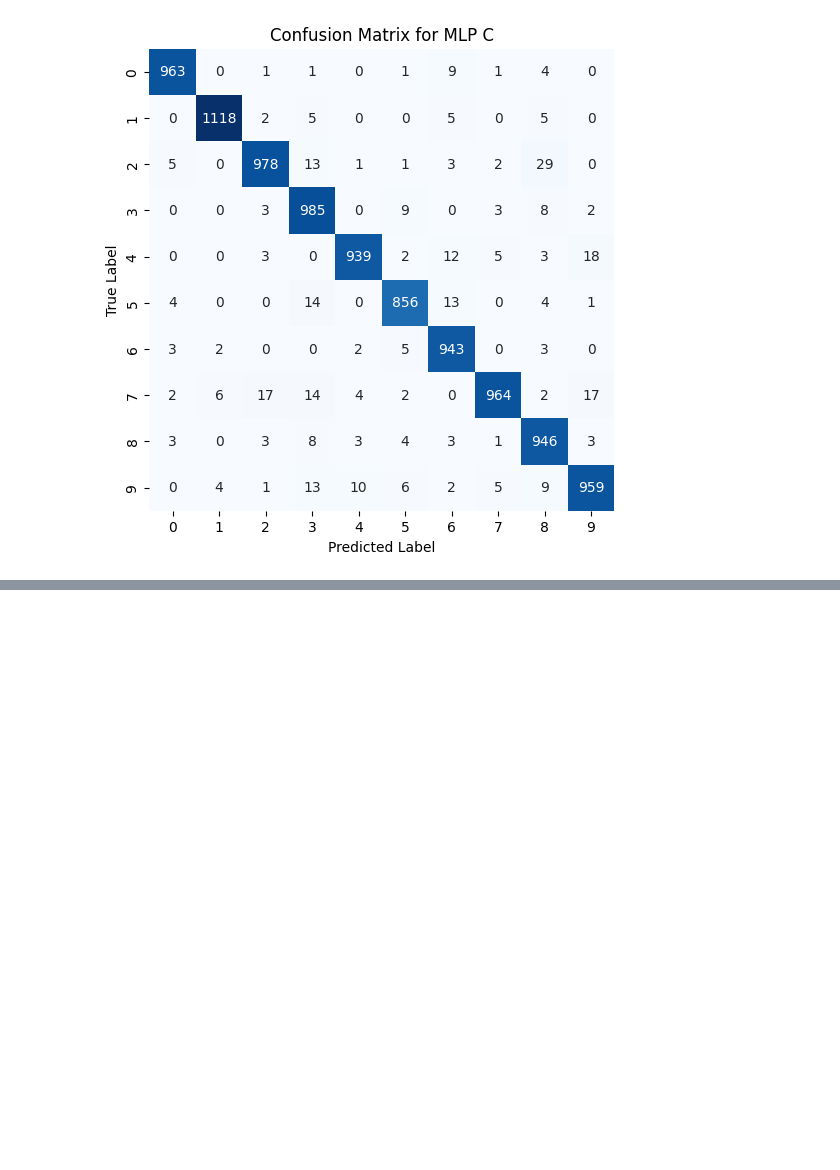
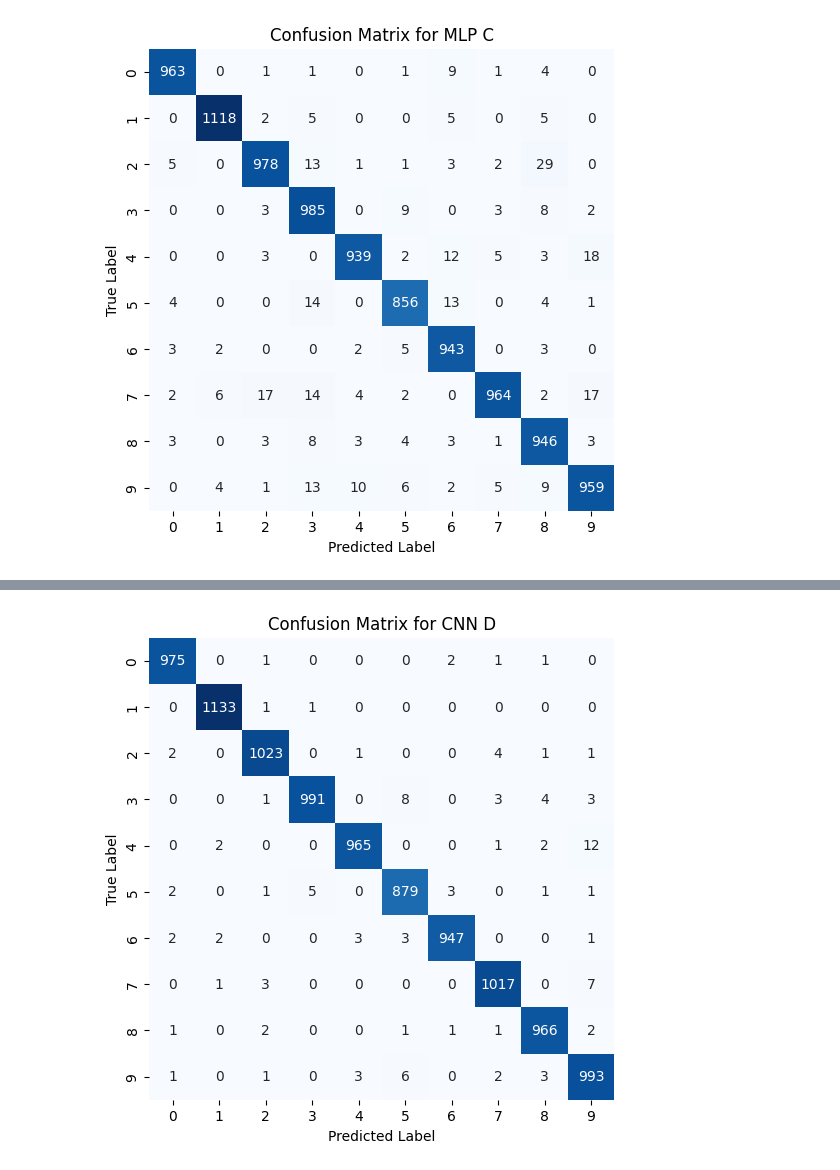
Before and after one commit to MahdiAnvarii/MachineLearning-Homeworks, a Jupyter notebook: HW02/Q4/Q4.ipynb, the cells around one changed output, grey strips where cells are left out. Saved outputs shown, nothing was run; the diff lists cells and outputs as text; code cells hidden in the pictures; blank space fills up the shorter version.

```diff
--- a/HW02/Q4/Q4.ipynb
+++ b/HW02/Q4/Q4.ipynb
@@ -186,0 +192,11 @@ plt.show()
+# %%
+modelD = Sequential(name='modelD')
+modelD.add(Conv2D(filters=32, kernel_size=(3,3), activation='relu', input_shape=(28,28,1), name='CNN1'))
+modelD.add(MaxPooling2D(pool_size=(2,2), name='Pooling1'))
+modelD.add(Conv2D(filters=64, kernel_size=(3,3), activation='relu', name='CNN2'))
+modelD.add(MaxPooling2D(pool_size=(2,2), name='Pooling2'))
+modelD.add(Flatten())
+modelD.add(Dense(units=128, activation='relu' ,name='hidden_layer'))
+modelD.add(Dense(units=10, activation='softmax', name='output_layer'))
+modelD.compile(optimizer=tf.optimizers.Adam(), loss='sparse_categorical_crossentropy', metrics=['accuracy'])
+modelD.summary()
@@ -186,0 +221,8 @@ plt.show()
+# %%
+ReshapedNormalizedXtrain = NormalizedXtrain.reshape(NormalizedXtrain.shape[0],28,28,1)
+ReshapedNormalizedXtest = NormalizedXtest.reshape(NormalizedXtest.shape[0],28,28,1)
+
+modelD.fit(ReshapedNormalizedXtrain, Y_train, epochs=10, batch_size=32, validation_split=0.2)
+loss, accuracy = modelD.evaluate(ReshapedNormalizedXtest, Y_test)
+print("Test Loss:", loss)
+print("Test Accuracy:", accuracy)
@@ -186,0 +247,10 @@ plt.show()
+# %%
+Y_pred = np.argmax(modelD.predict(ReshapedNormalizedXtest), axis=-1)
+D_CM = confusion_matrix(Y_test, Y_pred)
+plt.figure(figsize=(6, 6))
+sbn.heatmap(D_CM, annot=True, fmt='d', cmap='Blues', cbar=False)
+plt.xlabel('Predicted Label')
+plt.ylabel('True Label')
+plt.title('Confusion Matrix for CNN D')
+plt.show()
+# %% [output]
@@ -186,0 +258 @@ plt.show()
+[figure, added]
```
Also changed, not shown: parts of 5 cells of this notebook.
